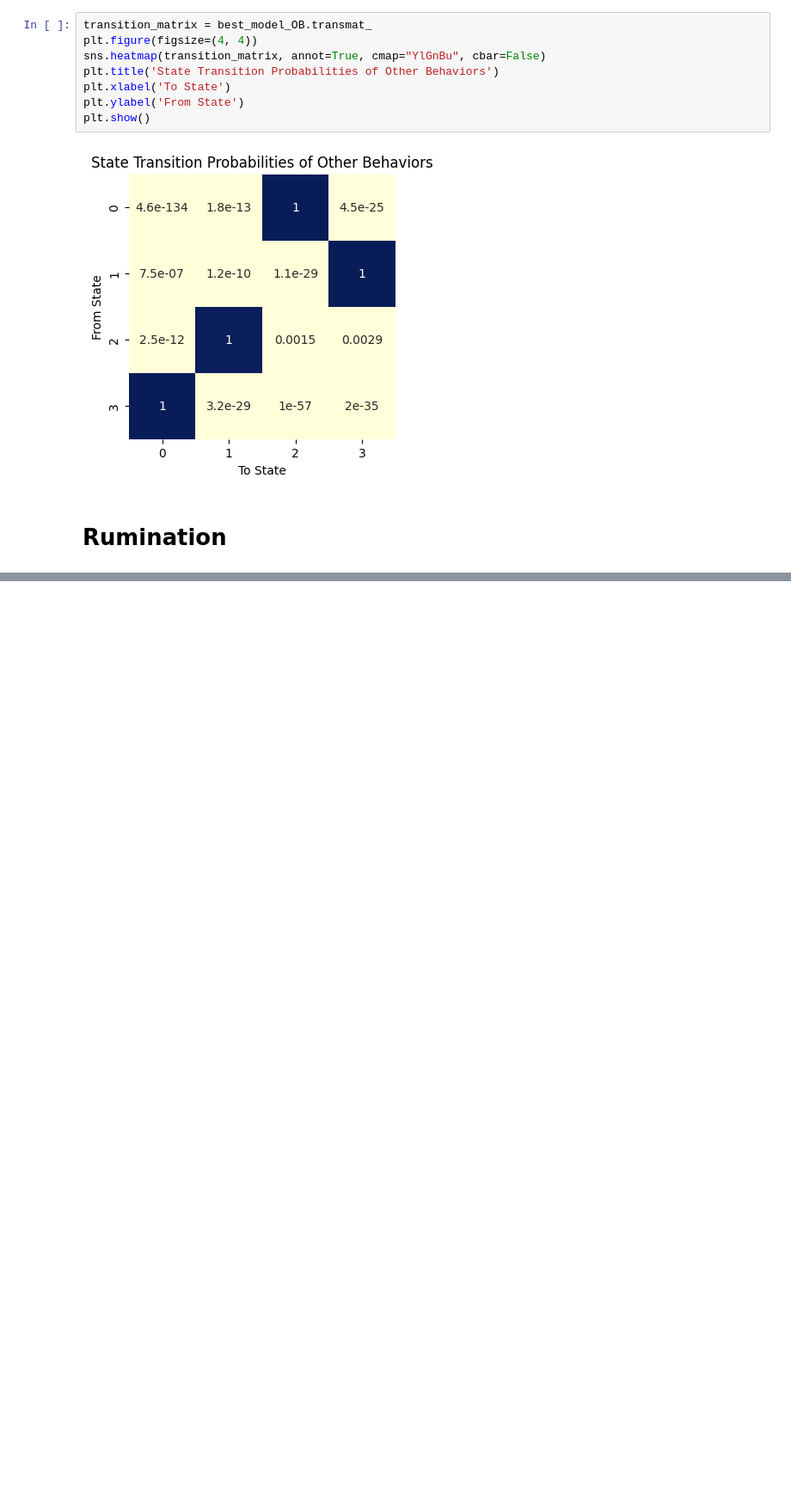
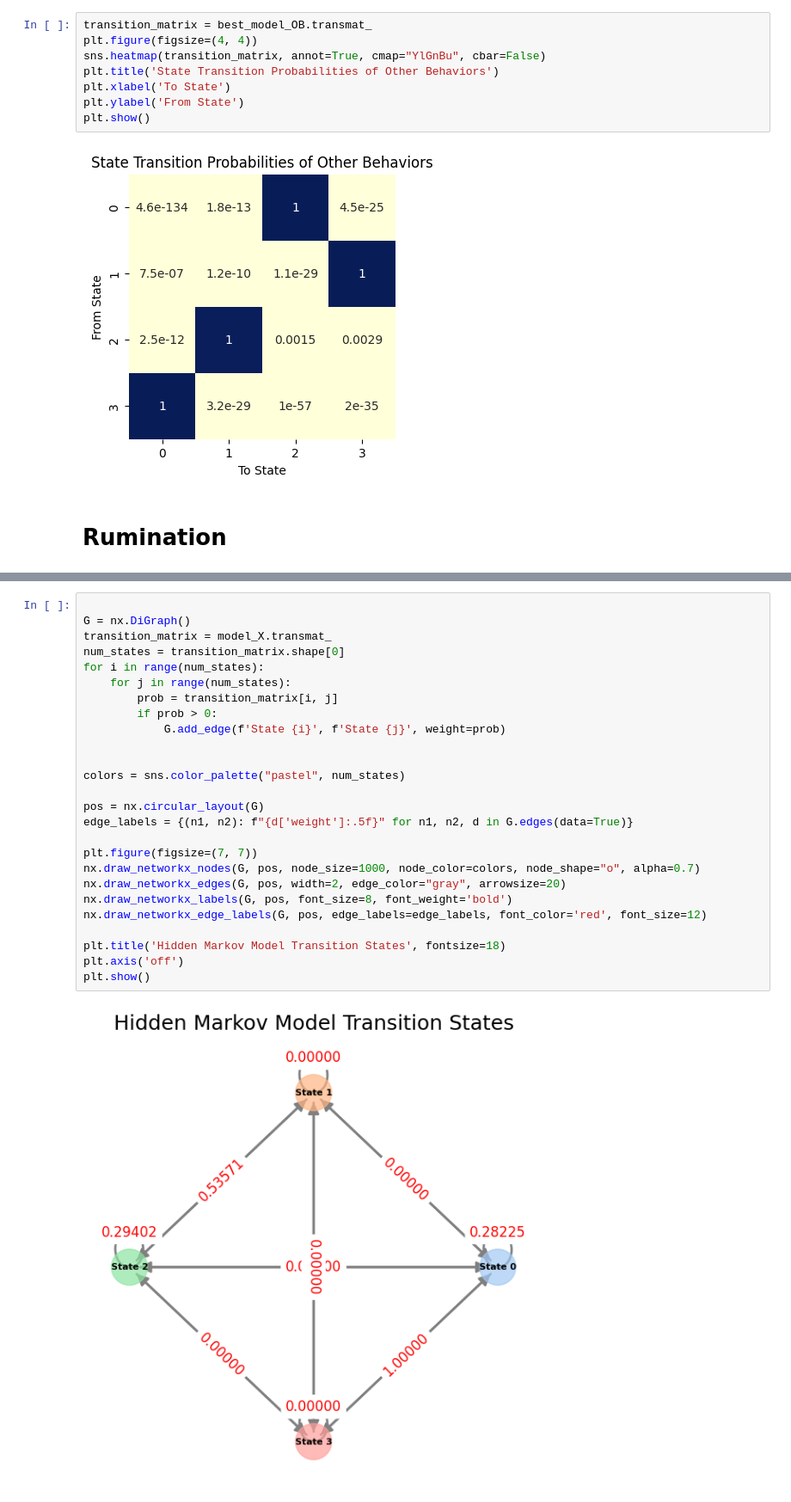
Before and after one commit to RinVyX/HmmComportement, a Jupyter notebook: ethograms_hmm.ipynb, the cells around one changed output, grey strips where cells are left out. Shown at 86% size. Drawn from its saved outputs; the diff is of its cells as text; blank space fills up the shorter version.

```diff
--- a/ethograms_hmm.ipynb
+++ b/ethograms_hmm.ipynb
@@ -202,0 +207,28 @@ plt.show()
+# %%
+
+G = nx.DiGraph()
+transition_matrix = model_X.transmat_
+num_states = transition_matrix.shape[0]
+for i in range(num_states):
+    for j in range(num_states):
+        prob = transition_matrix[i, j]
+        if prob > 0:
+            G.add_edge(f'State {i}', f'State {j}', weight=prob)
+
+
+colors = sns.color_palette("pastel", num_states)
+
+pos = nx.circular_layout(G)
+edge_labels = {(n1, n2): f"{d['weight']:.5f}" for n1, n2, d in G.edges(data=True)}
+
+plt.figure(figsize=(7, 7))
+nx.draw_networkx_nodes(G, pos, node_size=1000, node_color=colors, node_shape="o", alpha=0.7)
+nx.draw_networkx_edges(G, pos, width=2, edge_color="gray", arrowsize=20)
+nx.draw_networkx_labels(G, pos, font_size=8, font_weight='bold')
+nx.draw_networkx_edge_labels(G, pos, edge_labels=edge_labels, font_color='red', font_size=12)
+
+plt.title('Hidden Markov Model Transition States', fontsize=18)
+plt.axis('off')
+plt.show()
+# %% [output]
+[figure, added]
```
Also changed, not shown: parts of 8 cells of this notebook, 12 other files.
